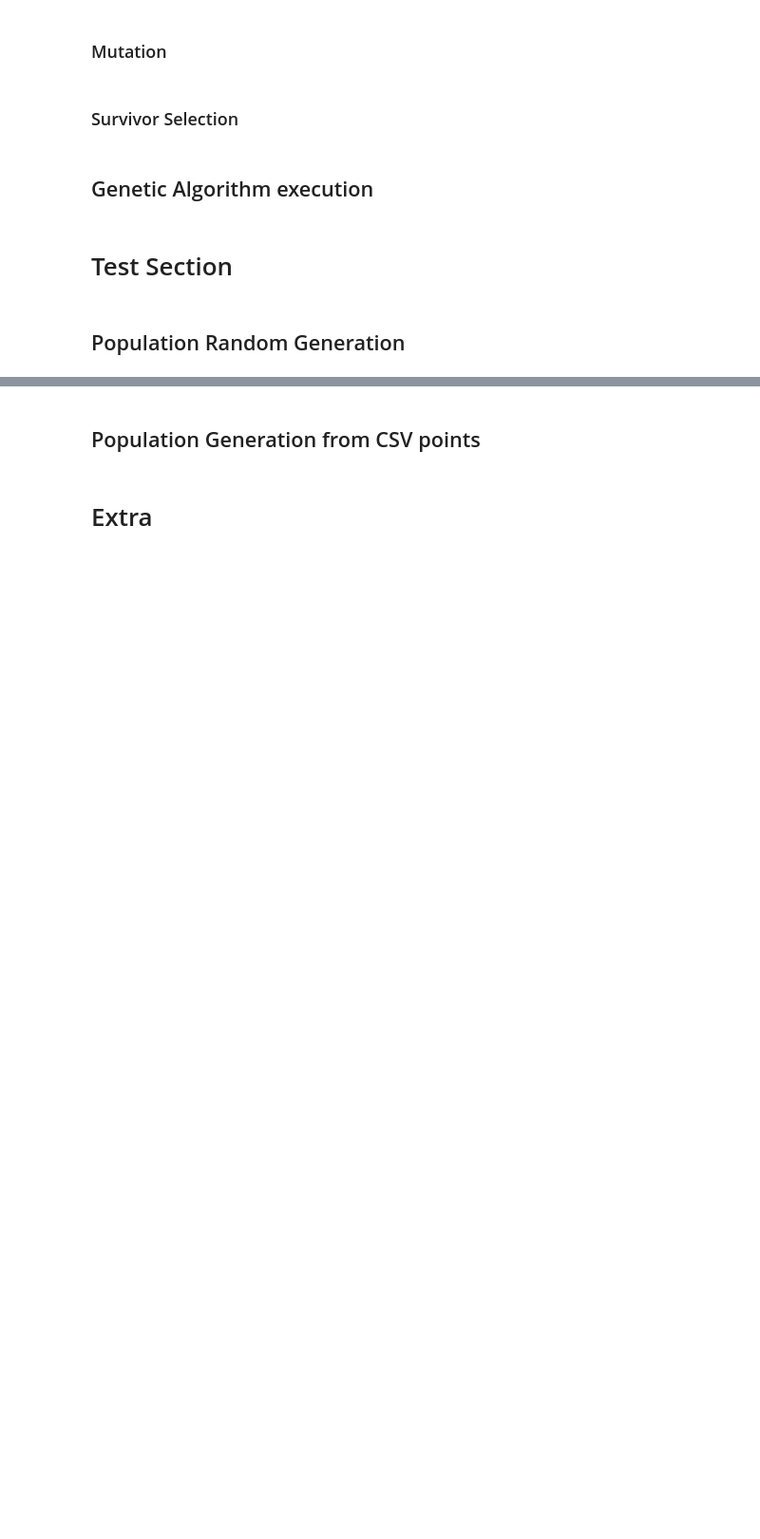
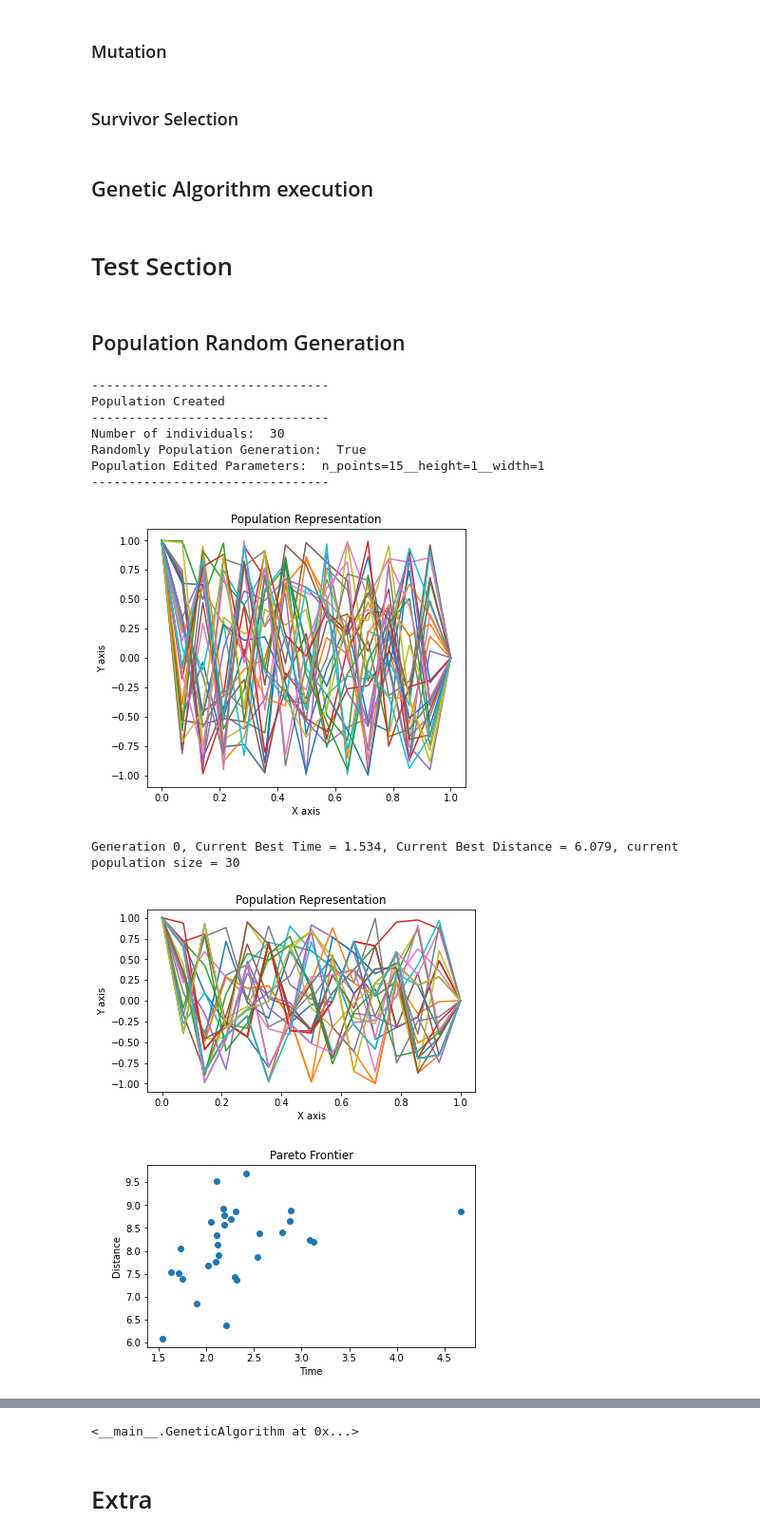
Before and after one commit to MarshaGomez/F5-MOEA-Variations, a Jupyter notebook: examples/Multi_Objective_Brachistochrone.ipynb, the cells around one changed output, grey strips where cells are left out. Shown: that part at 95% size. Cells and saved outputs as stored; diff of their text form; code cells hidden in the pictures; blank space fills up the shorter version.

```diff
--- a/examples/Multi_Objective_Brachistochrone.ipynb
+++ b/examples/Multi_Objective_Brachistochrone.ipynb
@@ -42,8 +44,8 @@ from copy import deepcopy
 ga_selection_method = ["Tournament", "NSGA2"]
 ga_objectives = ["Time", "Distance"]
 ga_n_dimensions = 2
-ga_n_individuals = 4
-ga_n_generations = 2
+ga_n_individuals = 30
+ga_n_generations = 25
 ga_n_points = 15
 
 # Percentage
@@ -70,7 +72,7 @@ ga_show_info = True # See Important Info
 ga_show_debug = False # See Specific info to help the visualization for develop
 ga_show_plot = True # See Description Prints
 ga_save_gif = True # Save gif image
-ga_frames_gif = 100
+ga_max_frames = 100
 ga_parents = []
 ga_new_individuals = []
 
@@ -82,3 +84,5 @@ ga_objectives_dir = ""
 
 date_string = date.today()
 base_name = f'Env_({date_string})_n-ind={ga_n_individuals}_ps={ga_ps}_pc={ga_pc}_pm={ga_pm}'
+
+np.seterr(divide='ignore', invalid='ignore')
@@ -153,7 +159,7 @@ def showGIF(folder=ga_misc_runs_dir, file='gif.gif'):
 
   with open(file, 'rb') as fd:
       b64 = base64.b64encode(fd.read()).decode('ascii')
-  return display.HTML(f'<img src="embedded-picture" />')
+  return display(HTML((f'<img src="embedded-picture" />')))
 
 
 # Create environment Folders
@@ -171,8 +177,22 @@ def makeFolders():
   Path(ga_misc_runs_dir).mkdir(parents=True, exist_ok=True)
 
 
+def exportTXT(data, folder=ga_misc_runs_dir, file='logs.txt', show_debug=False):
+  file = os.path.join(folder, file)
+
+  with open(file, "w") as f:
+    for row in data:
+      f.write(row + "\n")
+    f.close()
+
+  if show_debug:
+    print("\n--------------------------------")
+    print(f'Logs: \n{file}')
+    print("Write successful")
+    print("--------------------------------\n")
+
 # Set the start config
-def initConfig(folder=ga_misc_runs_dir, file='config.json', set_global=False):
+def initConfig(folder=ga_misc_runs_dir, file='config.json', set_global=False, show_debug=False):
   file = os.path.join(folder, file)
 
   if Path(file).is_file():
@@ -276,13 +296,13 @@ class Population():
     else:
       self.list_individuals = [[self.setNewIndivid(i, **kwargs),0] for i in range(self.n_individuals)]
 
+    if self.show_info:
+      self.printPopulation()
+
     if self.show_plot:
-      figure, ax = plt.subplots(1,1,  figsize=(5,4))
+      figure, ax = plt.subplots(1,1,  figsize=(6,5))
       self.plotPopulation(ax)
       plt.show()
-
-    if self.show_info:
-      self.printPopulation()
 
 
   # Create New Individual. Randomly Generation
@@ -866,8 +886,8 @@ class Survivor_Selection():
     ax.plot(x, y)
 
   def getBestandMean(self):
-    t_best = self.population.fitness_values[0]
-    d_best = self.population.fitness_values[1]
+    t_best = self.population.fitness_values[0][0]
+    d_best = self.population.fitness_values[0][1]
 
     mean = sum([individual[1] for individual in self.population.list_individuals])/(1.0*len(self.population.list_individuals))
     return((t_best, d_best, mean))
@@ -997,19 +1062,31 @@ class GeneticAlgorithm():
 # %%
 population = Population(Individual,
                         n_individuals=ga_n_individuals,
                         n_points=ga_n_points,
                         height=ga_height,
                         width=ga_width,
                         show_plot=ga_show_plot,
                         show_info=ga_show_info,
                         show_debug=ga_show_debug)
 
 GeneticAlgorithm(population=population,
                  n_generations=ga_n_generations,
                  objectives=ga_objectives,
                  ps=ga_ps,
                  pc=ga_pc,
                  pm=ga_pm,
+                 save_gif=ga_save_gif,
                  show_plot=ga_show_plot,
                  show_info=ga_show_info,
                  show_debug=ga_show_debug)
+# %% [output]
+--------------------------------
+Population Created
+--------------------------------
+Number of individuals:  30
+Randomly Population Generation:  True
+Population Edited Parameters:  n_points=15__height=1__width=1
+--------------------------------
+[figure, added]
+Generation 0, Current Best Time = 1.534, Current Best Distance = 6.079, current population size = 30
+[figure, added]
@@ -1016,2 +1113 @@ GeneticAlgorithm(population=population,
+<__main__.GeneticAlgorithm at 0x...>
-# %% [markdown]
-## Population Generation from CSV points
```
Also changed, not shown: parts of 7 cells of this notebook.
